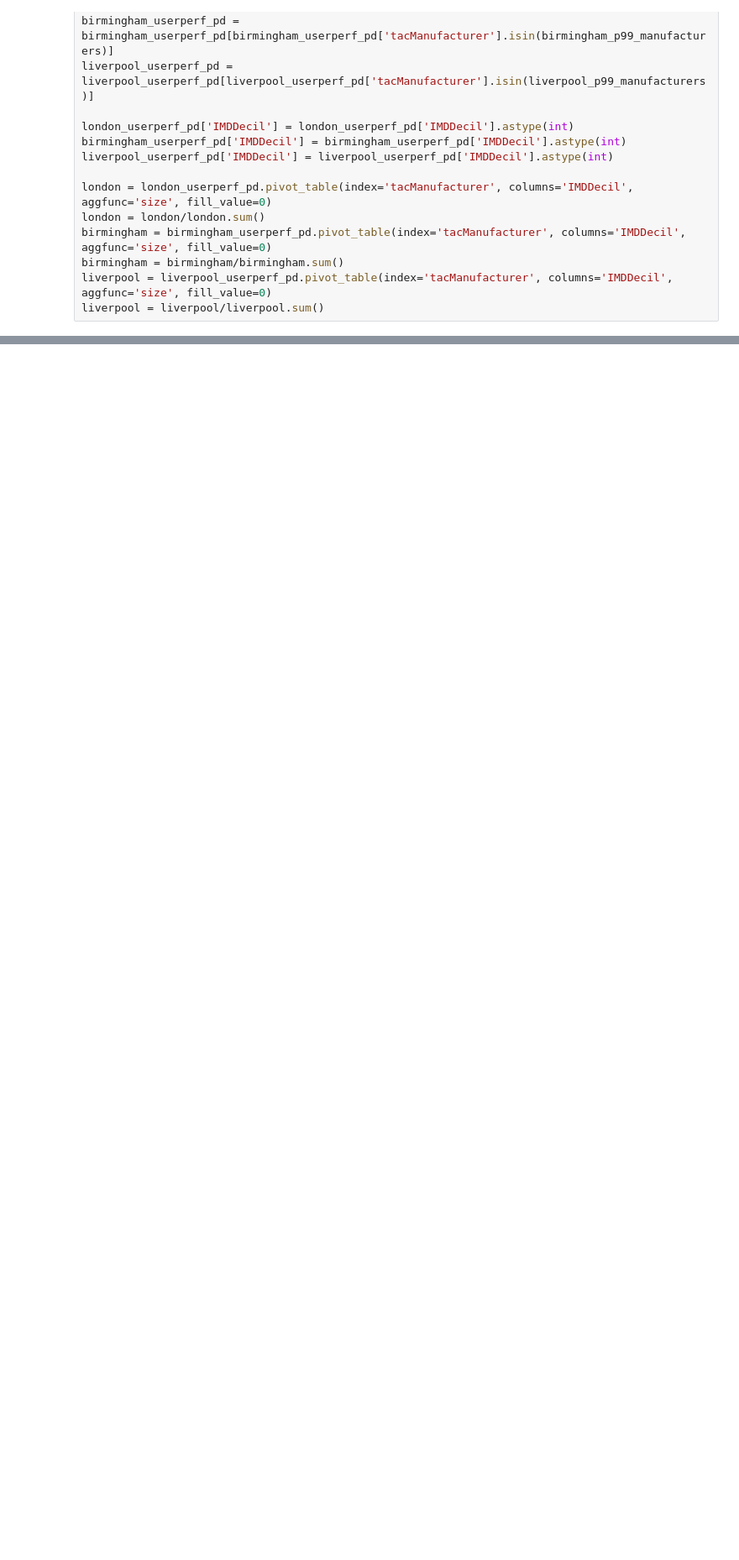
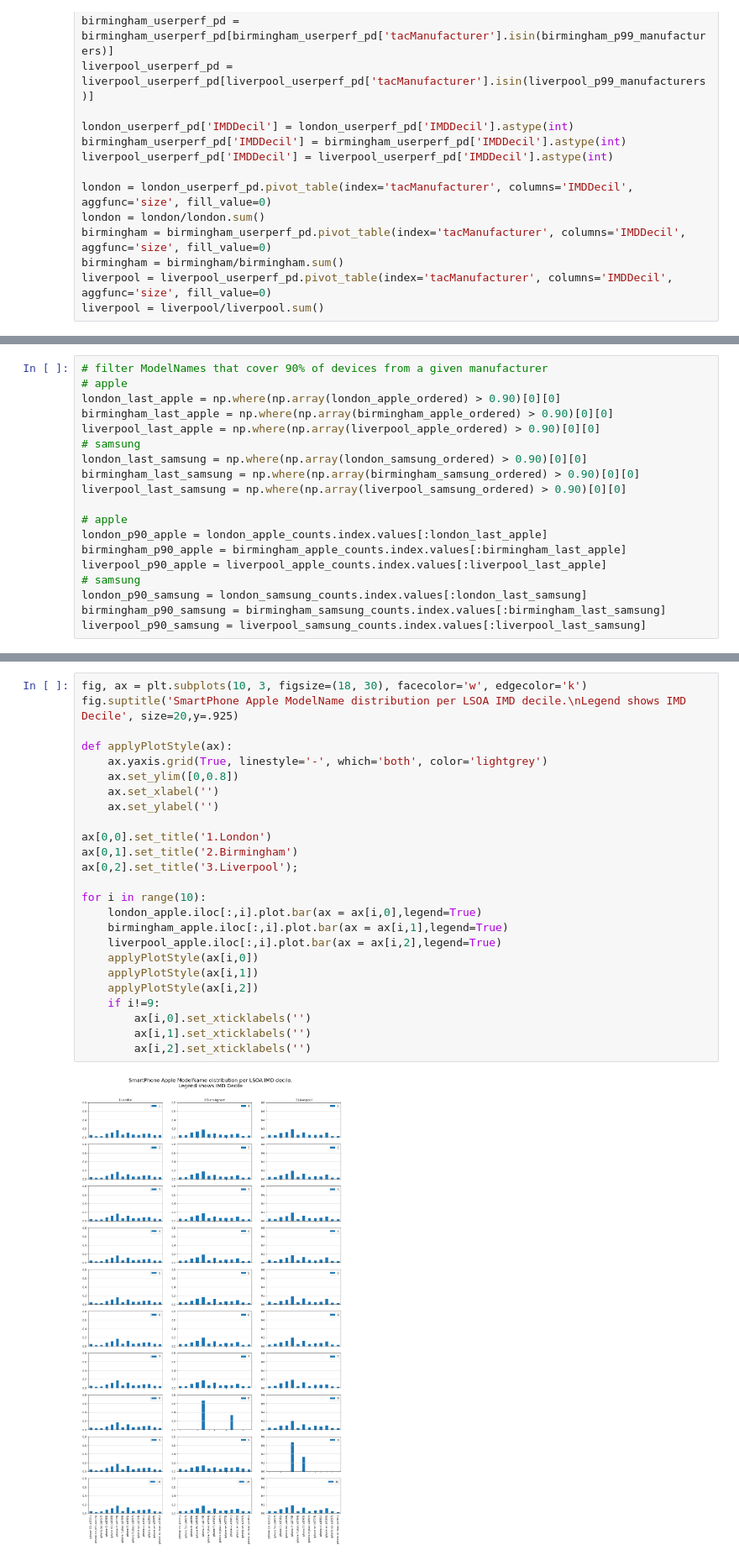
Before and after one commit to 5uperpalo/Telefonica, a Jupyter notebook: IMC2020/UK_Devices.ipynb, the cells around one changed output, grey strips where cells are left out. Shown at 84% size. Drawn from its saved outputs; the diff is of its cells as text; blank space fills up the shorter version.

```diff
--- a/IMC2020/UK_Devices.ipynb
+++ b/IMC2020/UK_Devices.ipynb
@@ -408,0 +480,19 @@ ax[0,2].set_title('3.Liverpool');
+# %%
+# filter ModelNames that cover 90% of devices from a given manufacturer
+# apple
+london_last_apple = np.where(np.array(london_apple_ordered) > 0.90)[0][0]
+birmingham_last_apple = np.where(np.array(birmingham_apple_ordered) > 0.90)[0][0]
+liverpool_last_apple = np.where(np.array(liverpool_apple_ordered) > 0.90)[0][0]
+# samsung
+london_last_samsung = np.where(np.array(london_samsung_ordered) > 0.90)[0][0]
+birmingham_last_samsung = np.where(np.array(birmingham_samsung_ordered) > 0.90)[0][0]
+liverpool_last_samsung = np.where(np.array(liverpool_samsung_ordered) > 0.90)[0][0]
+
+# apple
+london_p90_apple = london_apple_counts.index.values[:london_last_apple]
+birmingham_p90_apple = birmingham_apple_counts.index.values[:birmingham_last_apple]
+liverpool_p90_apple = liverpool_apple_counts.index.values[:liverpool_last_apple]
+# samsung
+london_p90_samsung = london_samsung_counts.index.values[:london_last_samsung]
+birmingham_p90_samsung = birmingham_samsung_counts.index.values[:birmingham_last_samsung]
+liverpool_p90_samsung = liverpool_samsung_counts.index.values[:liverpool_last_samsung]
@@ -408,0 +528,27 @@ ax[0,2].set_title('3.Liverpool');
+# %%
+fig, ax = plt.subplots(10, 3, figsize=(18, 30), facecolor='w', edgecolor='k')
+fig.suptitle('SmartPhone Apple ModelName distribution per LSOA IMD decile.\nLegend shows IMD Decile', size=20,y=.925)
+
+def applyPlotStyle(ax):
+    ax.yaxis.grid(True, linestyle='-', which='both', color='lightgrey')
+    ax.set_ylim([0,0.8])
+    ax.set_xlabel('')
+    ax.set_ylabel('')
+
+ax[0,0].set_title('1.London')
+ax[0,1].set_title('2.Birmingham')
+ax[0,2].set_title('3.Liverpool');
+
+for i in range(10):
+    london_apple.iloc[:,i].plot.bar(ax = ax[i,0],legend=True)
+    birmingham_apple.iloc[:,i].plot.bar(ax = ax[i,1],legend=True)
+    liverpool_apple.iloc[:,i].plot.bar(ax = ax[i,2],legend=True)
+    applyPlotStyle(ax[i,0])
+    applyPlotStyle(ax[i,1])
+    applyPlotStyle(ax[i,2])
+    if i!=9:
+        ax[i,0].set_xticklabels('')
+        ax[i,1].set_xticklabels('')
+        ax[i,2].set_xticklabels('')
+# %% [output]
+[figure, added]
```
Also changed, not shown: parts of 18 cells of this notebook.
